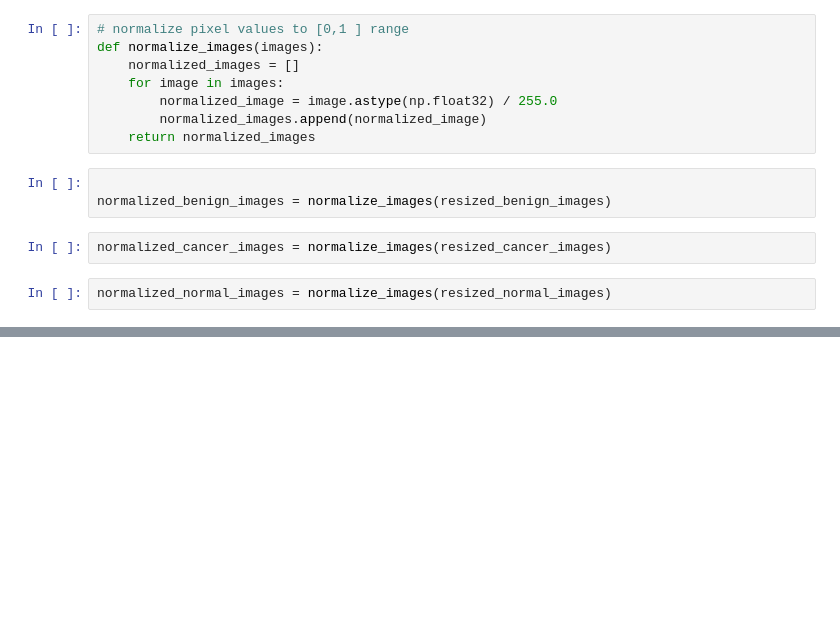
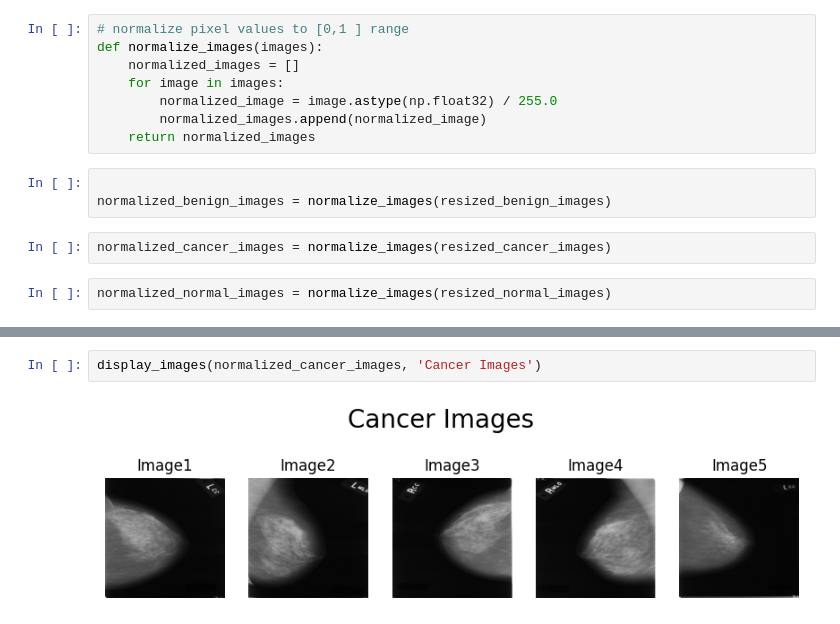
Before and after one commit to kiboiWanjohi/scotep-kenya, a Jupyter notebook: main.ipynb, the cells around one changed output, grey strips where cells are left out. Drawn from its saved outputs; the diff is of its cells as text; blank space fills up the shorter version.

```diff
--- a/main.ipynb
+++ b/main.ipynb
@@ -240,0 +257,4 @@ normalized_normal_images = normalize_images(resized_normal_images)
+# %%
+display_images(normalized_cancer_images, 'Cancer Images')
+# %% [output]
+[figure, added]
```
Also changed, not shown: parts of 6 cells of this notebook.
